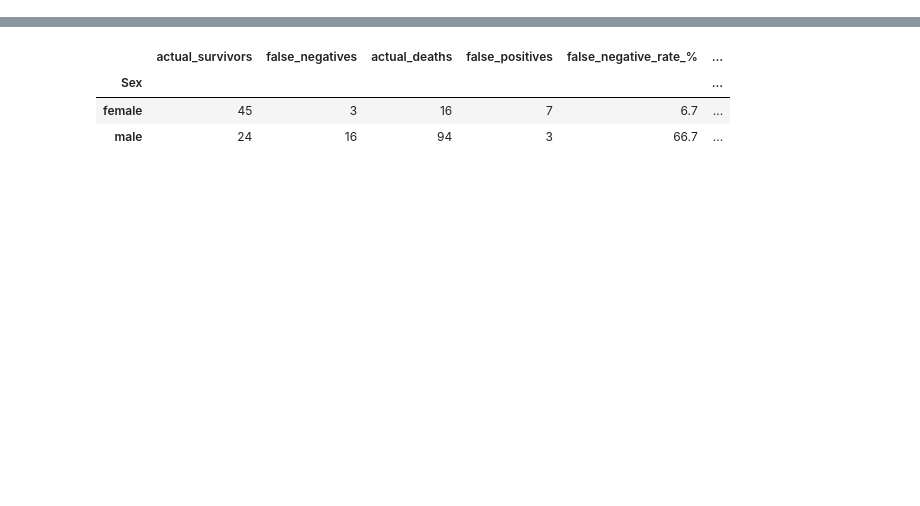
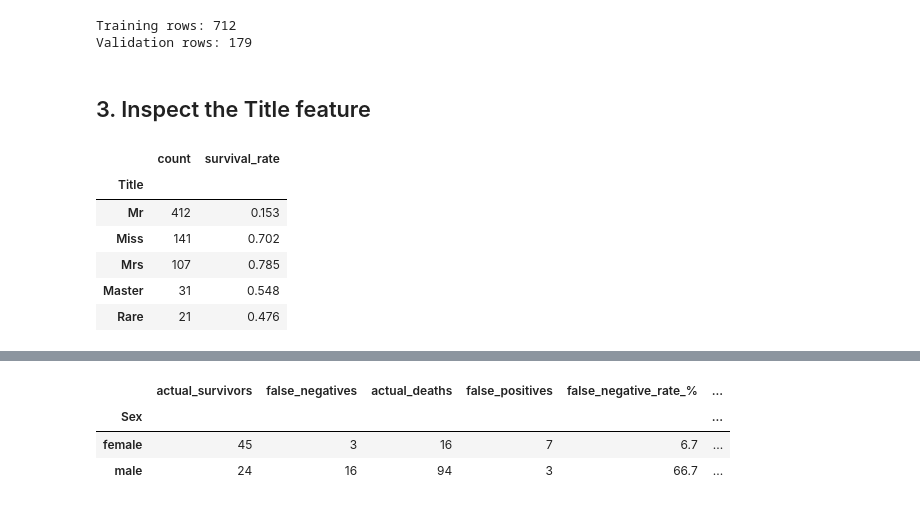
Before and after one commit to Shamil-lateef/titanic-kaggle, a Jupyter notebook: main.ipynb, the cells around one changed output, grey strips where cells are left out. Saved outputs shown, nothing was run; the diff lists cells and outputs as text; code cells hidden in the pictures; blank space fills up the shorter version.

```diff
--- a/main.ipynb
+++ b/main.ipynb
@@ -262,0 +94,38 @@ dtype: int64
+# %%
+X = make_features(train.drop(columns="Survived"))
+y = train["Survived"]
+
+X_train, X_valid, y_train, y_valid = train_test_split(
+    X,
+    y,
+    test_size=0.2,
+    random_state=42,
+    stratify=y
+)
+
+print("Training rows:", len(X_train))
+print("Validation rows:", len(X_valid))
+# %% [output]
+Training rows: 712
+Validation rows: 179
+# %% [markdown]
+## 3. Inspect the Title feature
+# %%
+title_summary = (
+    X_train
+    .assign(Survived=y_train)
+    .groupby("Title")["Survived"]
+    .agg(count="size", survival_rate="mean")
+    .sort_values("count", ascending=False)
+)
+
+title_summary["survival_rate"] = title_summary["survival_rate"].round(3)
+title_summary
+# %% [output]
+|  | count | survival_rate |
+| Title |  |  |
+| Mr | 412 | 0.153 |
+| Miss | 141 | 0.702 |
+| Mrs | 107 | 0.785 |
+| Master | 31 | 0.548 |
+| Rare | 21 | 0.476 |
```
Also changed, not shown: parts of 49 cells of this notebook, 1 other file.
